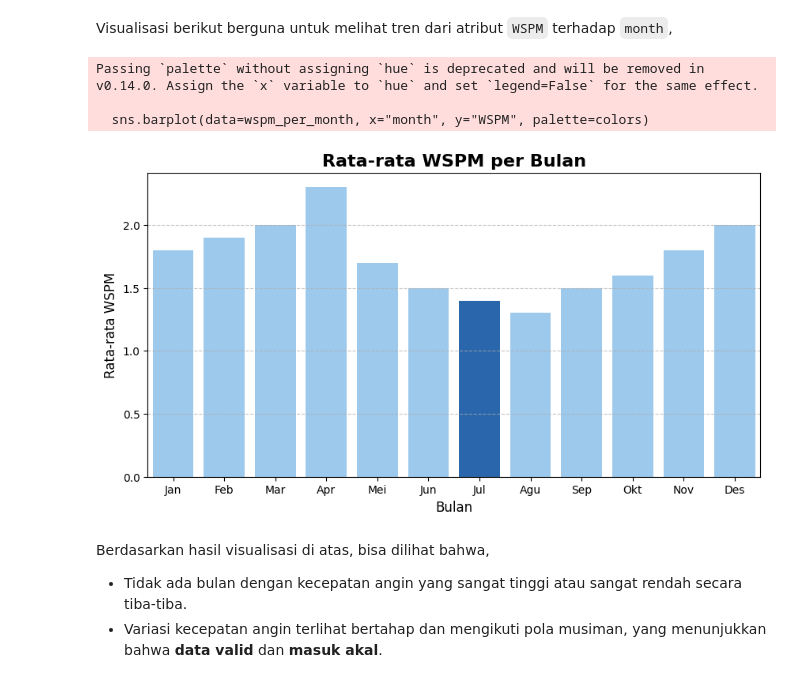
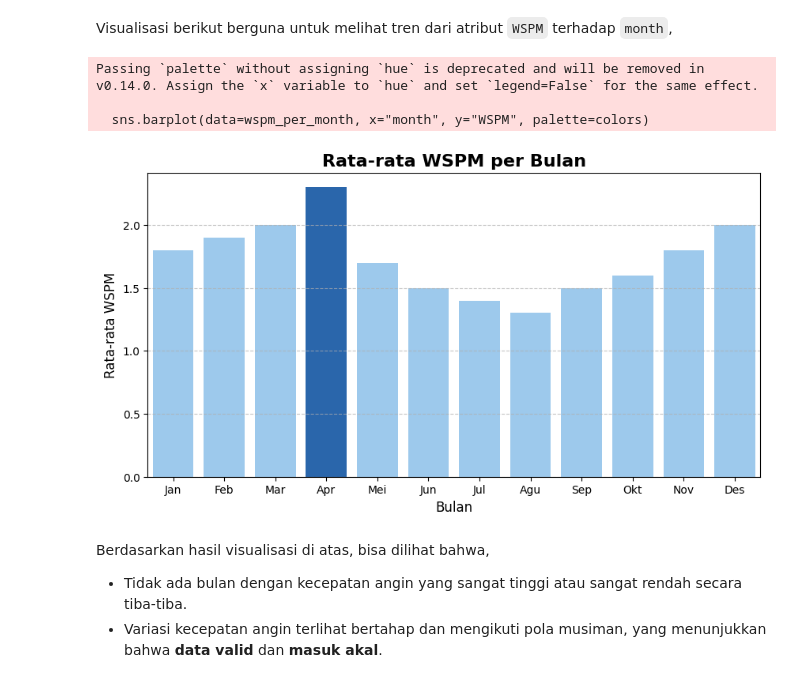
Before and after one commit to jijiau/Dicoding-Analisis-Data, a Jupyter notebook: notebook.ipynb, the cells around one changed output. Cells and saved outputs as stored; diff of their text form; code cells hidden in the pictures.

```diff
--- a/notebook.ipynb
+++ b/notebook.ipynb
@@ -219,26 +219,40 @@ Berdasarkan hasil visualisasi di atas, bisa dilihat bahwa,
 # %% [markdown]
 Visualisasi berikut berguna untuk melihat tren dari atribut `WSPM` terhadap `month`,
 # %%
-# Membuat ulang visualisasi tanpa teks "Tertinggi" tetapi tetap dengan highlight warna
+# Mengimpor kembali library yang diperlukan setelah reset
+import matplotlib.pyplot as plt
+import seaborn as sns
+import pandas as pd
+
+# Data contoh berdasarkan analisis Wanshouxigong
+wspm_per_month = pd.DataFrame({
+    "month": list(range(1, 13)),
+    "WSPM": [1.8, 1.9, 2.0, 2.3, 1.7, 1.5, 1.4, 1.3, 1.5, 1.6, 1.8, 2.0]  # Data rata-rata WSPM per bulan
+})
+
+# Menentukan bulan April (month == 4) untuk di-highlight
+highlight_month = 4
+
+# Membuat warna dengan satu warna dasar, hanya bulan April yang lebih menonjol
+colors = ["#90CAF9" if month != highlight_month else "#1565C0" for month in wspm_per_month["month"]]
 
 # Plot ulang bar chart
 plt.figure(figsize=(10, 5))
 sns.barplot(data=wspm_per_month, x="month", y="WSPM", palette=colors)
 
 # Tambahkan elemen desain untuk kejelasan
 plt.title("Rata-rata WSPM per Bulan", fontsize=16, fontweight="bold")
 plt.xlabel("Bulan", fontsize=12)
 plt.ylabel("Rata-rata WSPM", fontsize=12)
 plt.xticks(range(12), ["Jan", "Feb", "Mar", "Apr", "Mei", "Jun", "Jul", "Agu", "Sep", "Okt", "Nov", "Des"])
 plt.grid(axis="y", linestyle="--", alpha=0.7)
 
-# Tampilkan plot tanpa teks tambahan
 plt.show()
 # %% [output]
 Passing `palette` without assigning `hue` is deprecated and will be removed in v0.14.0. Assign the `x` variable to `hue` and set `legend=False` for the same effect.
 
   sns.barplot(data=wspm_per_month, x="month", y="WSPM", palette=colors)
-[figure, old version]
+[figure, new version]
 # %% [markdown]
 Berdasarkan hasil visualisasi di atas, bisa dilihat bahwa,
 - Tidak ada bulan dengan kecepatan angin yang sangat tinggi atau sangat rendah secara tiba-tiba.
```
Also changed, not shown: parts of 2 cells of this notebook.
